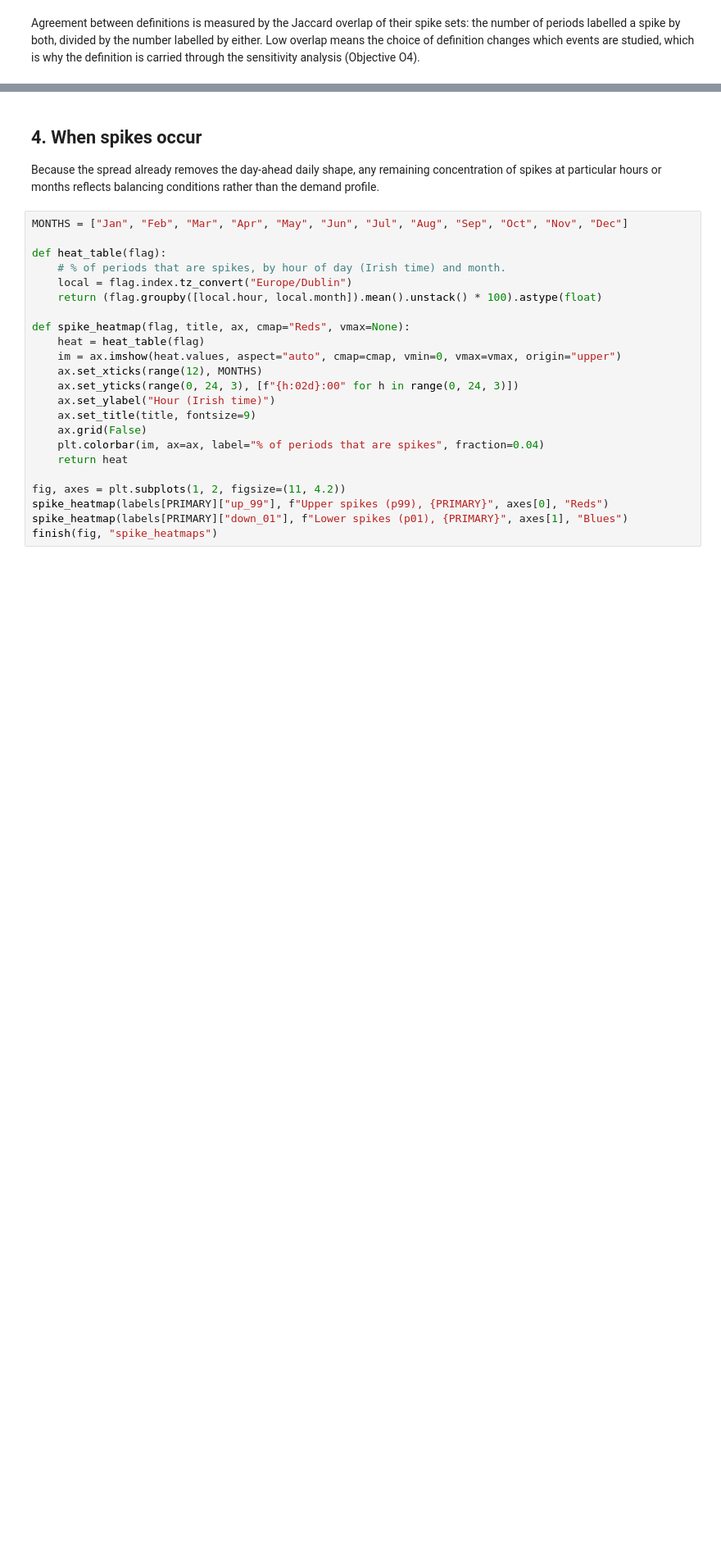
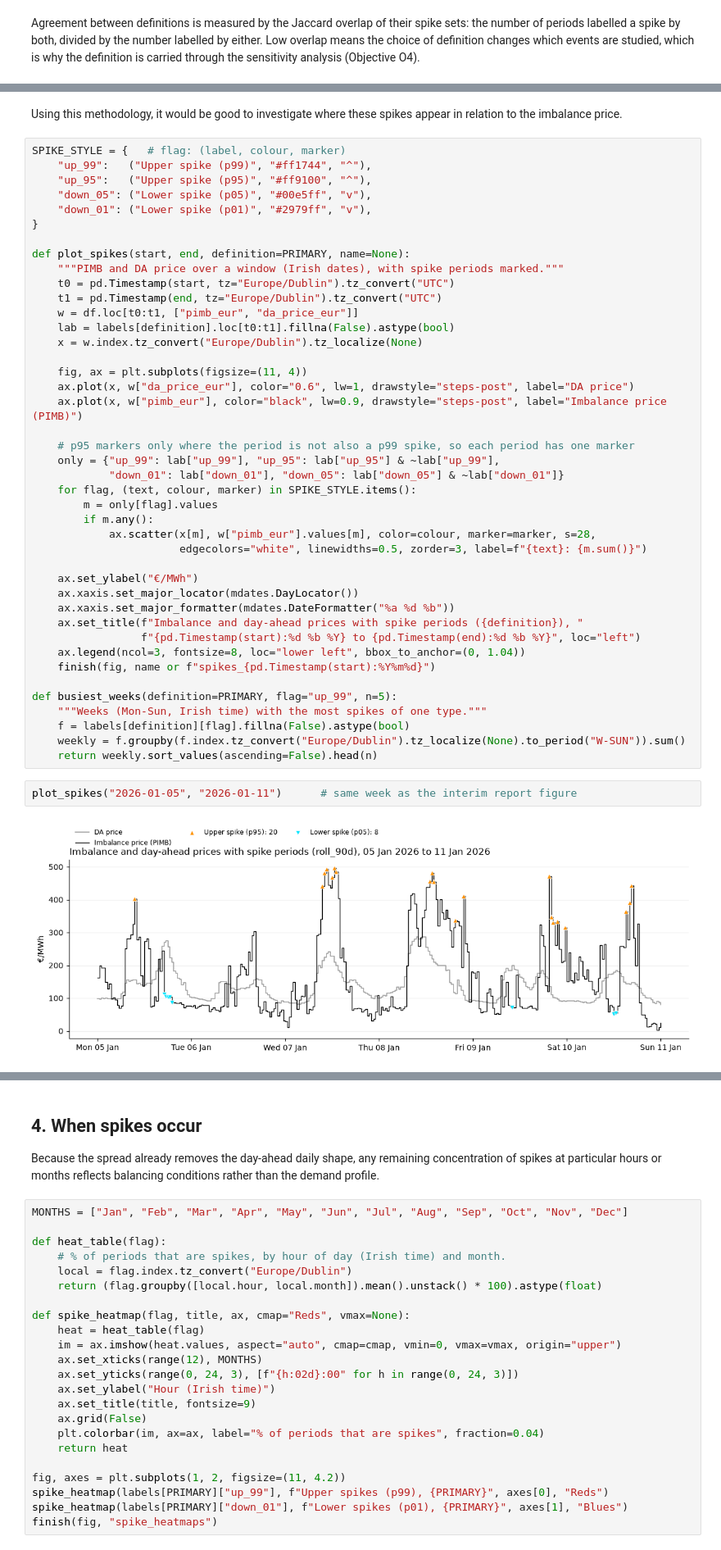
Before and after one commit to finn0connor/foc-masters-thesis, a Jupyter notebook: notebooks/00_data_overview.ipynb, the cells around one changed output, grey strips where cells are left out. Shown at 82% size. Saved outputs shown, nothing was run; the diff lists cells and outputs as text; blank space fills up the shorter version.

```diff
--- a/notebooks/00_data_overview.ipynb
+++ b/notebooks/00_data_overview.ipynb
@@ -243,0 +361,48 @@ jaccard.round(2)
+# %% [markdown]
+Using this methodology, it would be good to investigate where these spikes appear in relation to the imbalance price.
+# %%
+SPIKE_STYLE = {   # flag: (label, colour, marker)
+    "up_99":   ("Upper spike (p99)", "#ff1744", "^"),
+    "up_95":   ("Upper spike (p95)", "#ff9100", "^"),
+    "down_05": ("Lower spike (p05)", "#00e5ff", "v"),
+    "down_01": ("Lower spike (p01)", "#2979ff", "v"),
+}
+
+def plot_spikes(start, end, definition=PRIMARY, name=None):
+    """PIMB and DA price over a window (Irish dates), with spike periods marked."""
+    t0 = pd.Timestamp(start, tz="Europe/Dublin").tz_convert("UTC")
+    t1 = pd.Timestamp(end, tz="Europe/Dublin").tz_convert("UTC")
+    w = df.loc[t0:t1, ["pimb_eur", "da_price_eur"]]
+    lab = labels[definition].loc[t0:t1].fillna(False).astype(bool)
+    x = w.index.tz_convert("Europe/Dublin").tz_localize(None)
+
+    fig, ax = plt.subplots(figsize=(11, 4))
+    ax.plot(x, w["da_price_eur"], color="0.6", lw=1, drawstyle="steps-post", label="DA price")
+    ax.plot(x, w["pimb_eur"], color="black", lw=0.9, drawstyle="steps-post", label="Imbalance price (PIMB)")
+
+    # p95 markers only where the period is not also a p99 spike, so each period has one marker
+    only = {"up_99": lab["up_99"], "up_95": lab["up_95"] & ~lab["up_99"],
+            "down_01": lab["down_01"], "down_05": lab["down_05"] & ~lab["down_01"]}
+    for flag, (text, colour, marker) in SPIKE_STYLE.items():
+        m = only[flag].values
+        if m.any():
+            ax.scatter(x[m], w["pimb_eur"].values[m], color=colour, marker=marker, s=28,
+                       edgecolors="white", linewidths=0.5, zorder=3, label=f"{text}: {m.sum()}")
+
+    ax.set_ylabel("€/MWh")
+    ax.xaxis.set_major_locator(mdates.DayLocator())
+    ax.xaxis.set_major_formatter(mdates.DateFormatter("%a %d %b"))
+    ax.set_title(f"Imbalance and day-ahead prices with spike periods ({definition}), "
+                 f"{pd.Timestamp(start):%d %b %Y} to {pd.Timestamp(end):%d %b %Y}", loc="left")
+    ax.legend(ncol=3, fontsize=8, loc="lower left", bbox_to_anchor=(0, 1.04))
+    finish(fig, name or f"spikes_{pd.Timestamp(start):%Y%m%d}")
+
+def busiest_weeks(definition=PRIMARY, flag="up_99", n=5):
+    """Weeks (Mon-Sun, Irish time) with the most spikes of one type."""
+    f = labels[definition][flag].fillna(False).astype(bool)
+    weekly = f.groupby(f.index.tz_convert("Europe/Dublin").tz_localize(None).to_period("W-SUN")).sum()
+    return weekly.sort_values(ascending=False).head(n)
+# %%
+plot_spikes("2026-01-05", "2026-01-11")      # same week as the interim report figure
+# %% [output]
+[figure, added]
```
Also changed, not shown: parts of 17 cells of this notebook, 1 other file.
